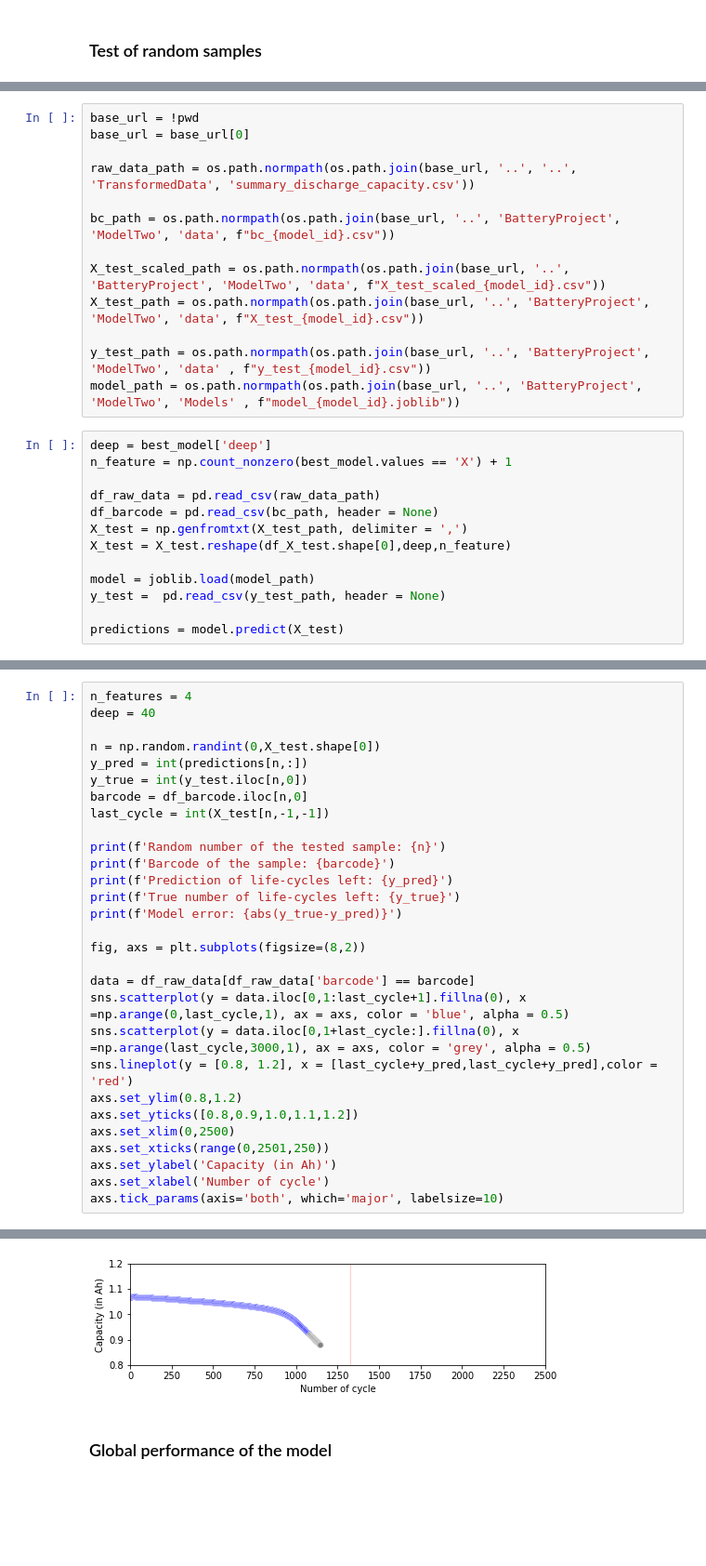
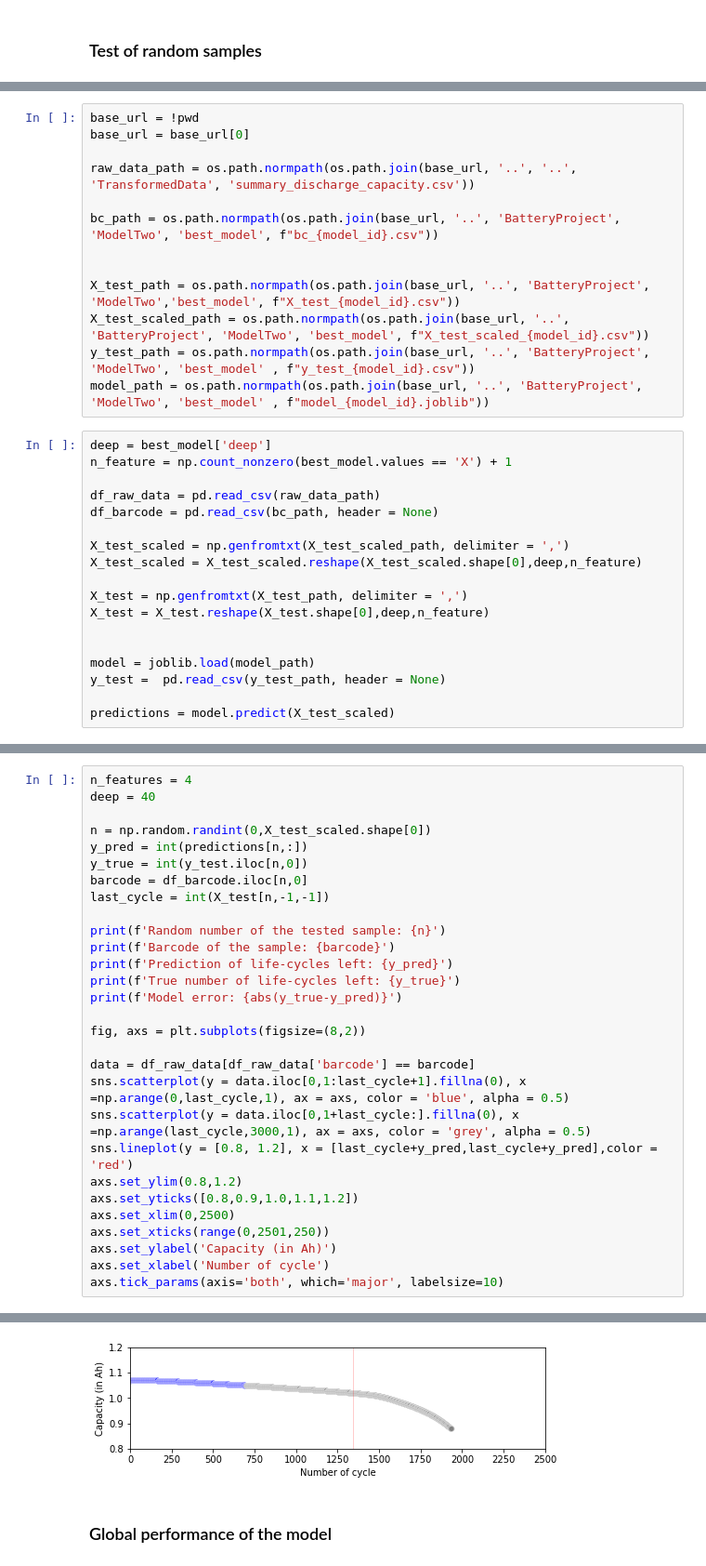
Before and after one commit to RomainJupille/BatteryProject, a Jupyter notebook: notebooks/06_model_two_results.ipynb, the cells around one changed output, grey strips where cells are left out. Shown: that part at 93% size. Cells and saved outputs as stored; diff of their text form; blank space fills up the shorter version.

```diff
--- a/notebooks/06_model_two_results.ipynb
+++ b/notebooks/06_model_two_results.ipynb
@@ -140,23 +145,28 @@ base_url = base_url[0]
 
 raw_data_path = os.path.normpath(os.path.join(base_url, '..', '..', 'TransformedData', 'summary_discharge_capacity.csv'))
 
-bc_path = os.path.normpath(os.path.join(base_url, '..', 'BatteryProject', 'ModelTwo', 'data', f"bc_{model_id}.csv"))
+bc_path = os.path.normpath(os.path.join(base_url, '..', 'BatteryProject', 'ModelTwo', 'best_model', f"bc_{model_id}.csv"))
 
-X_test_scaled_path = os.path.normpath(os.path.join(base_url, '..', 'BatteryProject', 'ModelTwo', 'data', f"X_test_scaled_{model_id}.csv"))
-X_test_path = os.path.normpath(os.path.join(base_url, '..', 'BatteryProject', 'ModelTwo', 'data', f"X_test_{model_id}.csv"))
 
-y_test_path = os.path.normpath(os.path.join(base_url, '..', 'BatteryProject', 'ModelTwo', 'data' , f"y_test_{model_id}.csv"))
-model_path = os.path.normpath(os.path.join(base_url, '..', 'BatteryProject', 'ModelTwo', 'Models' , f"model_{model_id}.joblib"))
+X_test_path = os.path.normpath(os.path.join(base_url, '..', 'BatteryProject', 'ModelTwo','best_model', f"X_test_{model_id}.csv"))
+X_test_scaled_path = os.path.normpath(os.path.join(base_url, '..', 'BatteryProject', 'ModelTwo', 'best_model', f"X_test_scaled_{model_id}.csv"))
+y_test_path = os.path.normpath(os.path.join(base_url, '..', 'BatteryProject', 'ModelTwo', 'best_model' , f"y_test_{model_id}.csv"))
+model_path = os.path.normpath(os.path.join(base_url, '..', 'BatteryProject', 'ModelTwo', 'best_model' , f"model_{model_id}.joblib"))
 # %%
 deep = best_model['deep']
 n_feature = np.count_nonzero(best_model.values == 'X') + 1
 
 df_raw_data = pd.read_csv(raw_data_path)
 df_barcode = pd.read_csv(bc_path, header = None)
+
+X_test_scaled = np.genfromtxt(X_test_scaled_path, delimiter = ',')
+X_test_scaled = X_test_scaled.reshape(X_test_scaled.shape[0],deep,n_feature)
+
 X_test = np.genfromtxt(X_test_path, delimiter = ',')
-X_test = X_test.reshape(df_X_test.shape[0],deep,n_feature)
+X_test = X_test.reshape(X_test.shape[0],deep,n_feature)
+
 
 model = joblib.load(model_path)
 y_test =  pd.read_csv(y_test_path, header = None)
 
-predictions = model.predict(X_test)
+predictions = model.predict(X_test_scaled)
@@ -164,7 +176,7 @@ predictions = model.predict(X_test)
 n_features = 4
 deep = 40
 
-n = np.random.randint(0,X_test.shape[0])
+n = np.random.randint(0,X_test_scaled.shape[0])
 y_pred = int(predictions[n,:])
 y_true = int(y_test.iloc[n,0])
 barcode = df_barcode.iloc[n,0]
@@ -198,3 +210,3 @@ Model error: 180
-[figure, old version]
+[figure, new version]
 # %% [markdown]
 ### Global performance of the model
```
Also changed, not shown: parts of 43 cells of this notebook, 5 other files.
